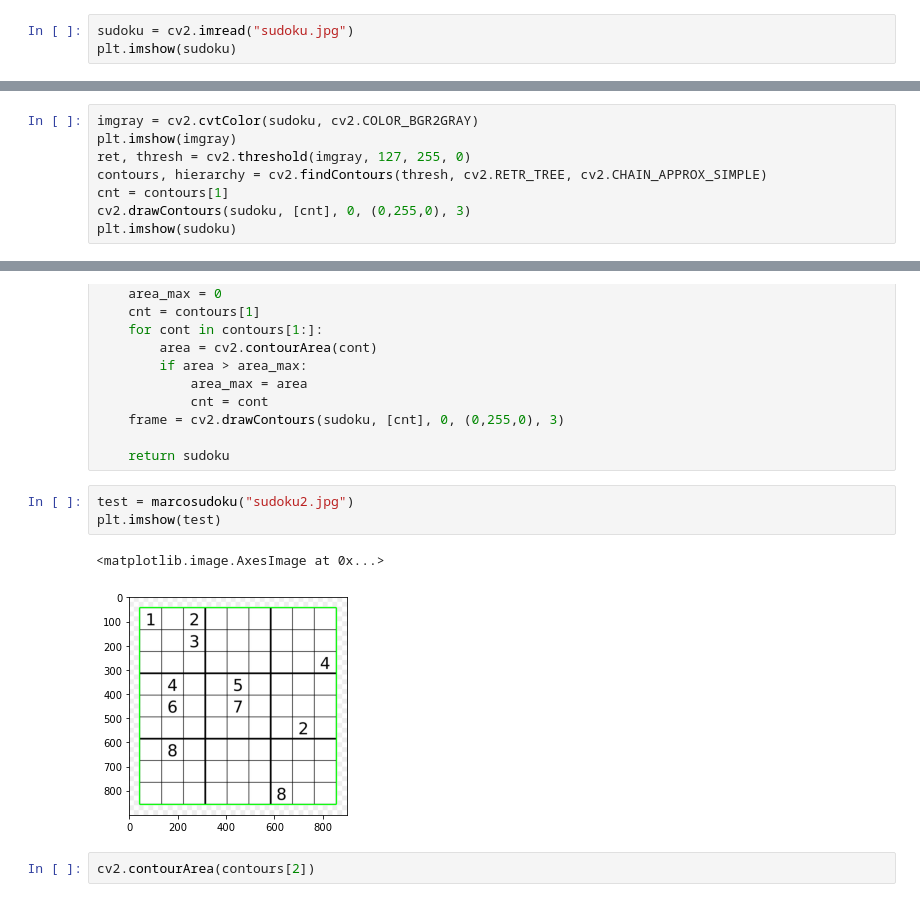
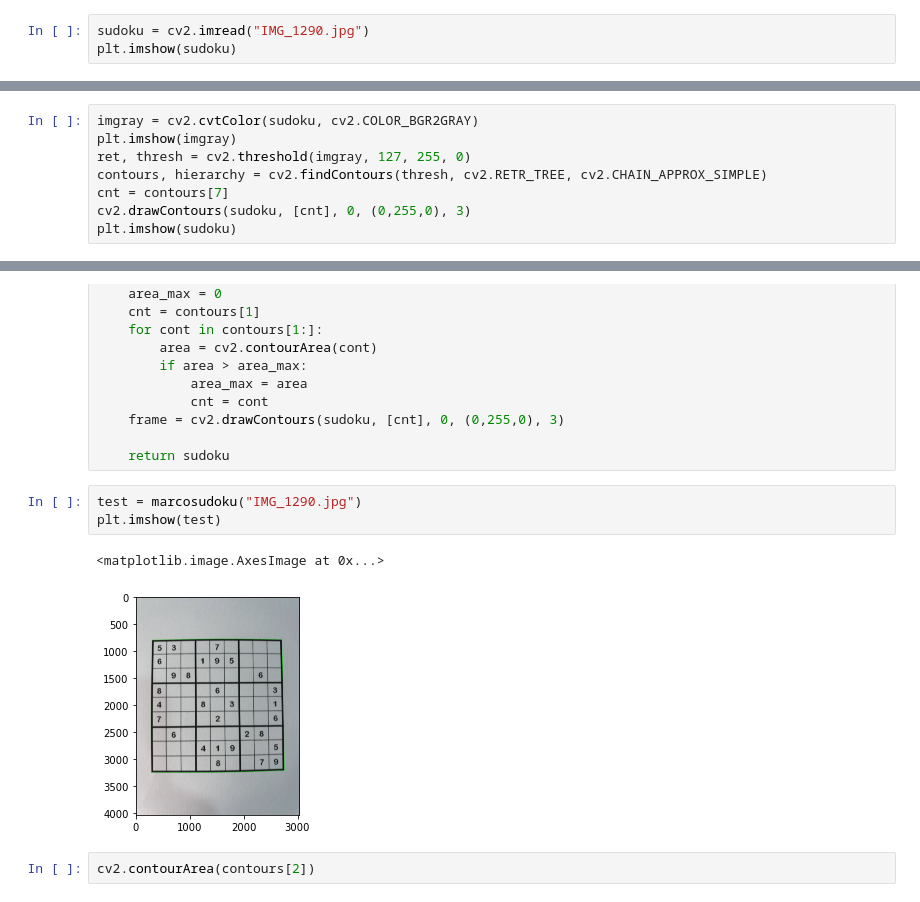
Before and after one commit to antoniogarciagiron/Sudoku-solver, a Jupyter notebook: Ajustar imágenes.ipynb, the cells around one changed output, grey strips where cells are left out. Cells and saved outputs as stored; diff of their text form.

```diff
--- a/Ajustar imágenes.ipynb
+++ b/Ajustar imágenes.ipynb
@@ -165,7 +165,7 @@ plt.imshow(inverted)
 <matplotlib.image.AxesImage at 0x...>
 [figure]
 # %%
-sudoku = cv2.imread("sudoku.jpg")
+sudoku = cv2.imread("IMG_1290.jpg")
 plt.imshow(sudoku)
 # %% [output]
 <matplotlib.image.AxesImage at 0x...>
@@ -181,7 +181,7 @@ imgray = cv2.cvtColor(sudoku, cv2.COLOR_BGR2GRAY)
 plt.imshow(imgray)
 ret, thresh = cv2.threshold(imgray, 127, 255, 0)
 contours, hierarchy = cv2.findContours(thresh, cv2.RETR_TREE, cv2.CHAIN_APPROX_SIMPLE)
-cnt = contours[1]
+cnt = contours[7]
 cv2.drawContours(sudoku, [cnt], 0, (0,255,0), 3)
 plt.imshow(sudoku)
 # %% [output]
@@ -226,11 +226,11 @@ def marcosudoku (namefile):
 
     return sudoku
 # %%
-test = marcosudoku("sudoku2.jpg")
+test = marcosudoku("IMG_1290.jpg")
 plt.imshow(test)
 # %% [output]
 <matplotlib.image.AxesImage at 0x...>
-[figure, old version]
+[figure, new version]
 # %%
 cv2.contourArea(contours[2])
 # %% [output]
```
Also changed, not shown: parts of 3 cells of this notebook, 11 other files.
